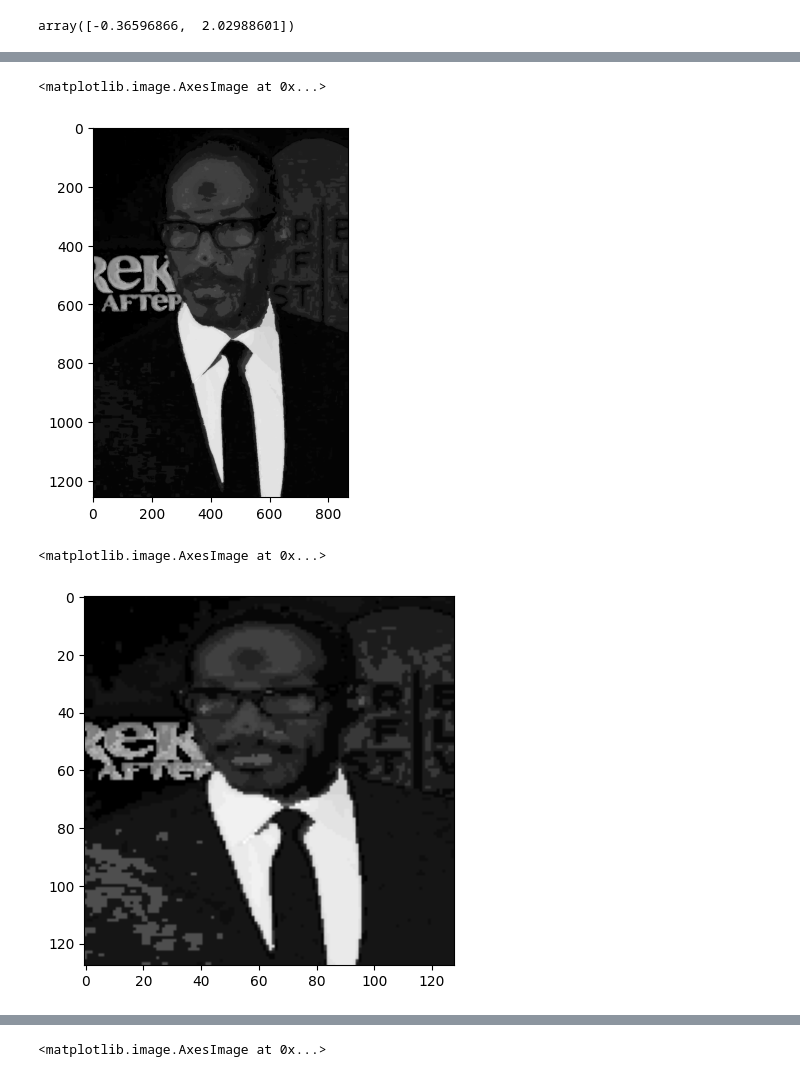
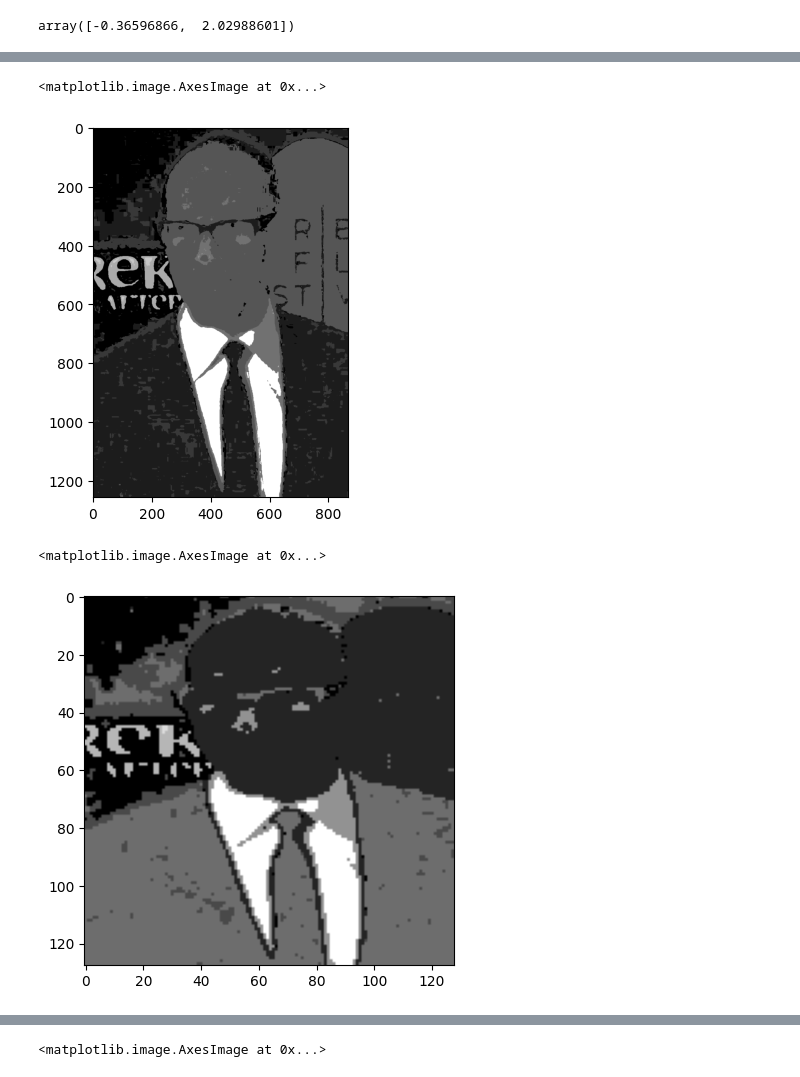
Before and after one commit to Kaduo/Deep-colorization-BIHAR-24-26, a Jupyter notebook: quantize.ipynb, the cells around one changed output, grey strips where cells are left out. Saved outputs shown, nothing was run; the diff lists cells and outputs as text; code cells hidden in the pictures.

```diff
--- a/quantize.ipynb
+++ b/quantize.ipynb
@@ -18,6 +8,7 @@ To enable the following instructions: AVX2 AVX512F AVX512_VNNI FMA, in other ope
 # %%
 eddie = skimage.io.imread("eddie hi-res.png")[:,:,:3]
 plt.imshow(eddie)
+bin_size = 30
 
 # Convertir eddie en Lab
 # Séparer L et ab
@@ -34,6 +24,6 @@ eddie_ab[0,0]
 # %% [output]
 array([-0.36596866,  2.02988601])
 # %%
-eddie_ab_quantized = (eddie_ab//10)*10 + 5
+eddie_ab_quantized = (eddie_ab//bin_size)*bin_size + bin_size//2
 eddie_ab_quantized
 # %% [output]
@@ -85,13 +75,13 @@ def label_image_to_ab(image):
 plt.imshow(ab_image_to_label(eddie_ab_quantized), cmap="gray")
 # %% [output]
 <matplotlib.image.AxesImage at 0x...>
-[figure, old version]
+[figure, new version]
 # %%
-eddie_ab_quantized_squeeze = (skimage.transform.resize((skimage.transform.resize(eddie_ab, (128, 128))//10)*10 + 5, eddie_ab_quantized.shape)//10)*10 +5
-plt.imshow(ab_image_to_label(skimage.transform.resize(eddie_ab, (128, 128))//10)*10 + 5, cmap="gray")
+eddie_ab_quantized_squeeze = (skimage.transform.resize((skimage.transform.resize(eddie_ab, (128, 128))//bin_size)*bin_size + bin_size//2, eddie_ab_quantized.shape)//bin_size)*bin_size +bin_size//2
+plt.imshow(ab_image_to_label(skimage.transform.resize(eddie_ab, (128, 128))//bin_size)*bin_size + bin_size//2, cmap="gray")
 # %% [output]
 <matplotlib.image.AxesImage at 0x...>
-[figure, old version]
+[figure, new version]
 # %%
 def rassembler_L_et_ab(L, ab):
     a = ab[:,:,0]
```
Also changed, not shown: parts of 8 cells of this notebook, 8 other files.
